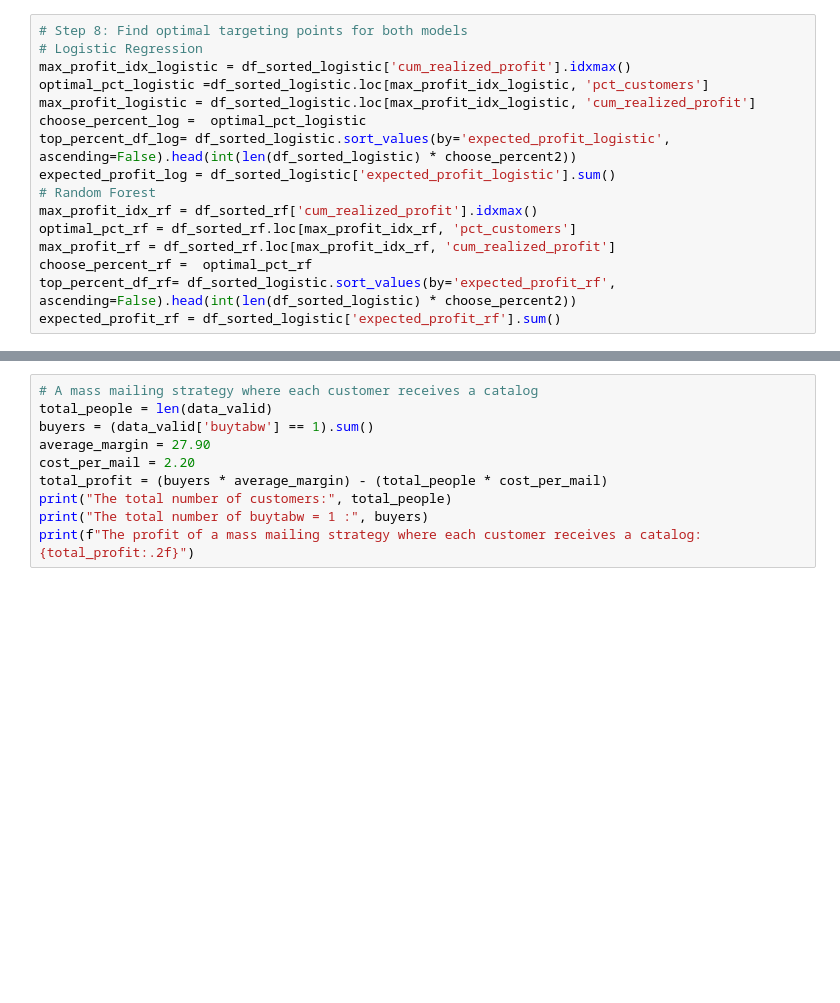
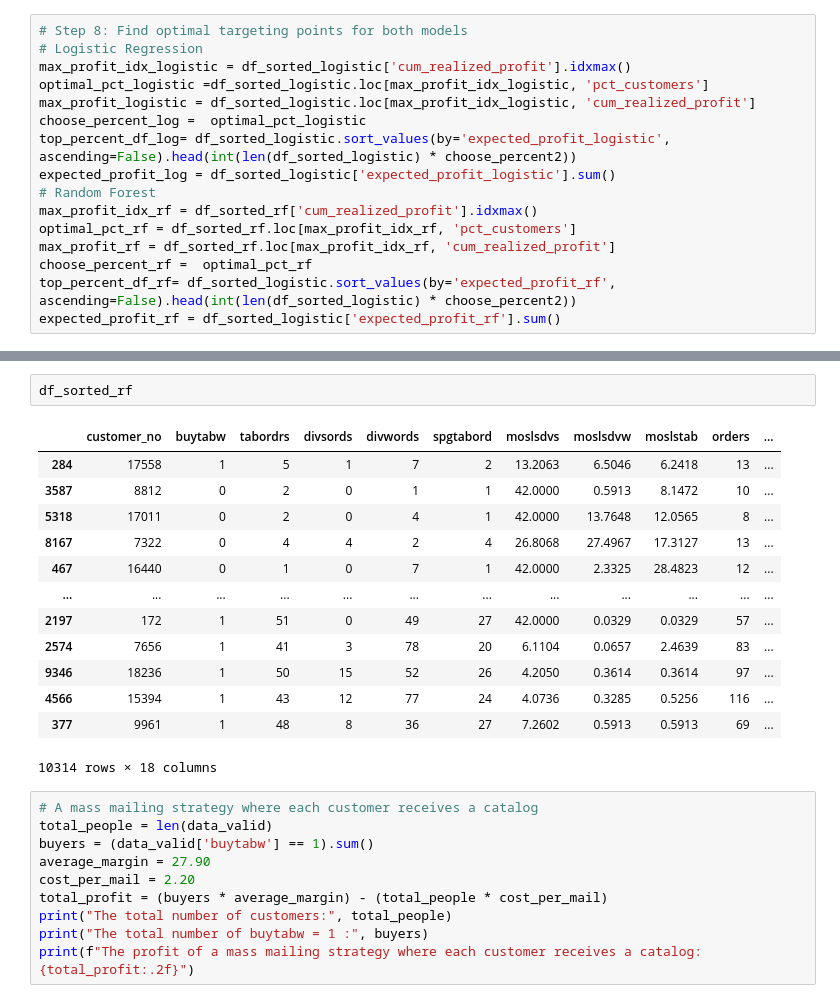
Before and after one commit to celiajxy/Comparation-of-ML-and-Logistics-in-RFM-Marketing-target-strategy, a Jupyter notebook: 2.0 vision.ipynb, the cells around one changed output, grey strips where cells are left out. Saved outputs shown, nothing was run; the diff lists cells and outputs as text; blank space fills up the shorter version.

```diff
--- a/2.0 vision.ipynb
+++ b/2.0 vision.ipynb
@@ -1486,4 +1486,20 @@ df_sorted_logistic
 10314 rows × 18 columns
+# %%
+df_sorted_rf
+# %% [output]
+|  | customer_no | buytabw | tabordrs | divsords | divwords | spgtabord | moslsdvs | moslsdvw | moslstab | orders | ... |
+| 284 | 17558 | 1 | 5 | 1 | 7 | 2 | 13.2063 | 6.5046 | 6.2418 | 13 | ... |
+| 3587 | 8812 | 0 | 2 | 0 | 1 | 1 | 42.0000 | 0.5913 | 8.1472 | 10 | ... |
+| 5318 | 17011 | 0 | 2 | 0 | 4 | 1 | 42.0000 | 13.7648 | 12.0565 | 8 | ... |
+| 8167 | 7322 | 0 | 4 | 4 | 2 | 4 | 26.8068 | 27.4967 | 17.3127 | 13 | ... |
+| 467 | 16440 | 0 | 1 | 0 | 7 | 1 | 42.0000 | 2.3325 | 28.4823 | 12 | ... |
+| ... | ... | ... | ... | ... | ... | ... | ... | ... | ... | ... | ... |
+| 2197 | 172 | 1 | 51 | 0 | 49 | 27 | 42.0000 | 0.0329 | 0.0329 | 57 | ... |
+| 2574 | 7656 | 1 | 41 | 3 | 78 | 20 | 6.1104 | 0.0657 | 2.4639 | 83 | ... |
+| 9346 | 18236 | 1 | 50 | 15 | 52 | 26 | 4.2050 | 0.3614 | 0.3614 | 97 | ... |
+| 4566 | 15394 | 1 | 43 | 12 | 77 | 24 | 4.0736 | 0.3285 | 0.5256 | 116 | ... |
+| 377 | 9961 | 1 | 48 | 8 | 36 | 27 | 7.2602 | 0.5913 | 0.5913 | 69 | ... |
+10314 rows × 18 columns
 # %%
 # A mass mailing strategy where each customer receives a catalog
 total_people = len(data_valid)
```
Also changed, not shown: parts of 3 cells of this notebook.
